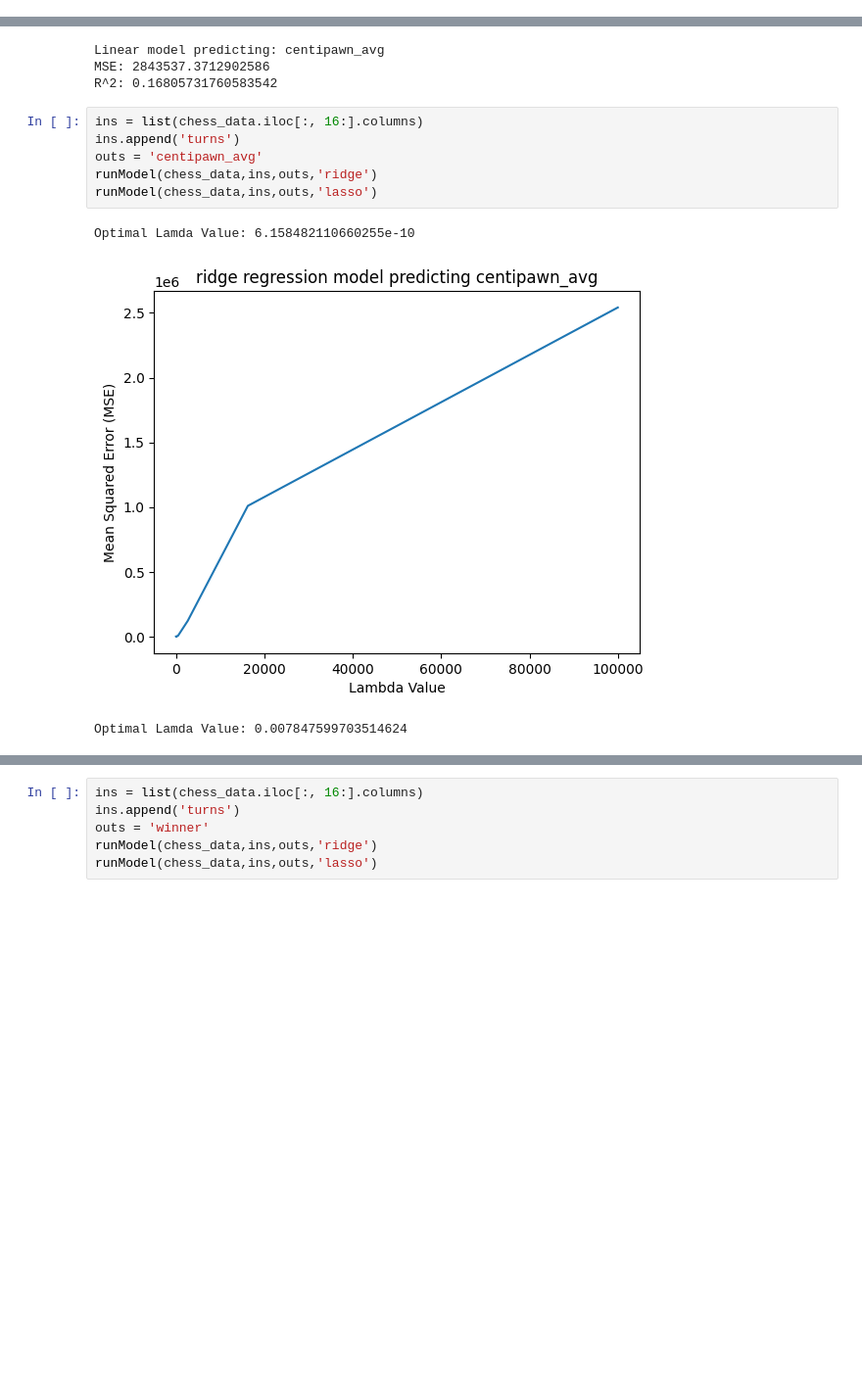
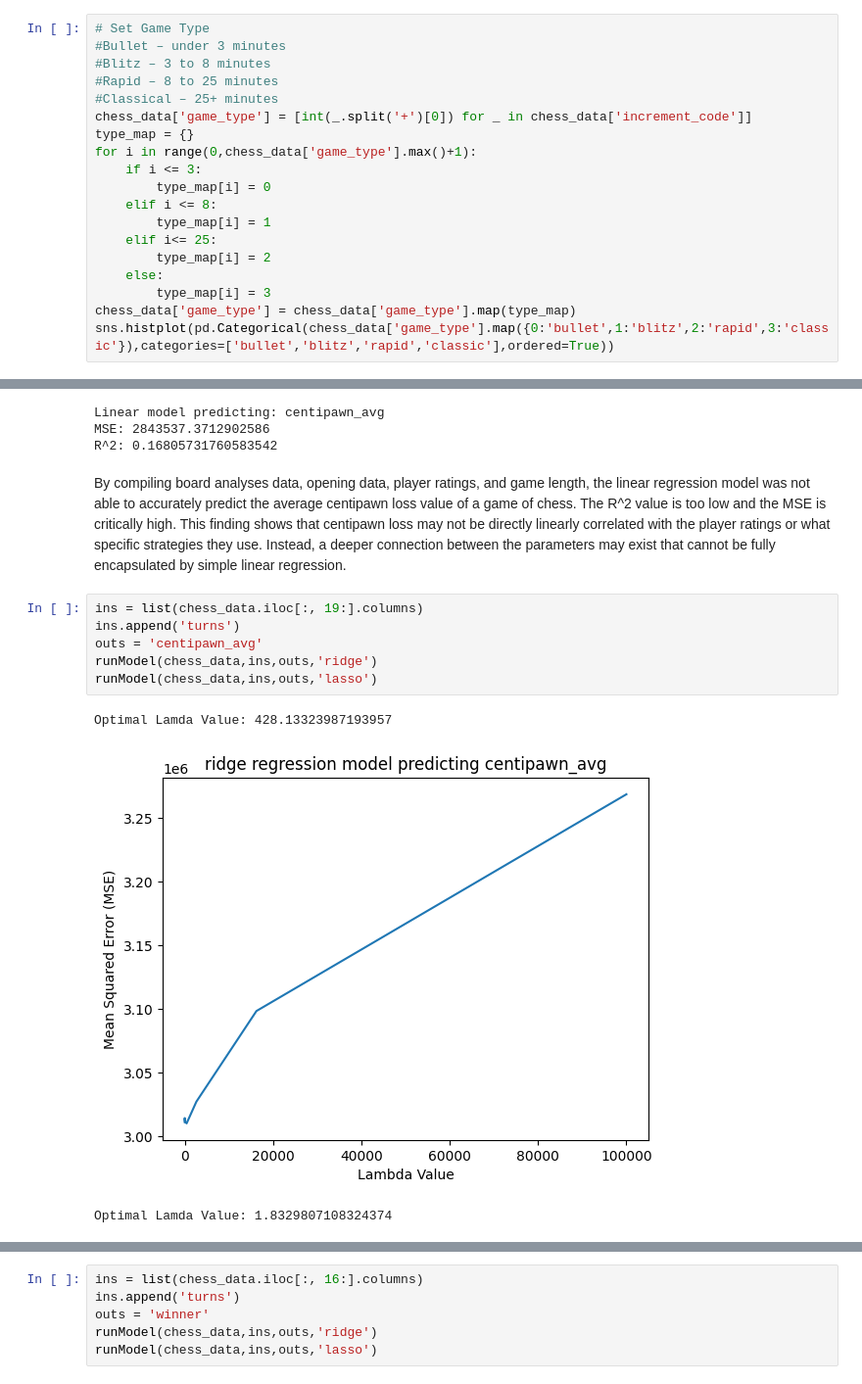
Before and after one commit to T-hawk/chess-ds-final, a Jupyter notebook: final-submission.ipynb, the cells around one changed output, grey strips where cells are left out. Shown at 98% size. Saved outputs shown, nothing was run; the diff lists cells and outputs as text; blank space fills up the shorter version.

```diff
--- a/final-submission.ipynb
+++ b/final-submission.ipynb
@@ -245,3 +245,22 @@ plt.ylabel('Count')
 plt.show()
 # %% [output]
 [figure]
+# %%
+# Set Game Type
+#Bullet – under 3 minutes
+#Blitz – 3 to 8 minutes
+#Rapid – 8 to 25 minutes
+#Classical – 25+ minutes
+chess_data['game_type'] = [int(_.split('+')[0]) for _ in chess_data['increment_code']]
+type_map = {}
+for i in range(0,chess_data['game_type'].max()+1):
+    if i <= 3:
+        type_map[i] = 0
+    elif i <= 8:
+        type_map[i] = 1
+    elif i<= 25:
+        type_map[i] = 2
+    else:
+        type_map[i] = 3
+chess_data['game_type'] = chess_data['game_type'].map(type_map)
+sns.histplot(pd.Categorical(chess_data['game_type'].map({0:'bullet',1:'blitz',2:'rapid',3:'classic'}),categories=['bullet','blitz','rapid','classic'],ordered=True))
@@ -1110,13 +1151,15 @@ linearModel(chess_data,ins,outs)
 Linear model predicting: centipawn_avg
 MSE: 2843537.3712902586
 R^2: 0.16805731760583542
+# %% [markdown]
+By compiling board analyses data, opening data, player ratings, and game length, the linear regression model was not able to accurately predict the average centipawn loss value of a game of chess. The R^2 value is too low and the MSE is critically high. This finding shows that centipawn loss may not be directly linearly correlated with the player ratings or what specific strategies they use. Instead, a deeper connection between the parameters may exist that cannot be fully encapsulated by simple linear regression.
 # %%
-ins = list(chess_data.iloc[:, 16:].columns)
+ins = list(chess_data.iloc[:, 19:].columns)
 ins.append('turns')
 outs = 'centipawn_avg'
 runModel(chess_data,ins,outs,'ridge')
 runModel(chess_data,ins,outs,'lasso')
 # %% [output]
-Optimal Lamda Value: 6.158482110660255e-10
+Optimal Lamda Value: 428.13323987193957
-[figure, old version]
+[figure, new version]
-Optimal Lamda Value: 0.007847599703514624
+Optimal Lamda Value: 1.8329807108324374
```
Also changed, not shown: parts of 18 cells of this notebook.
